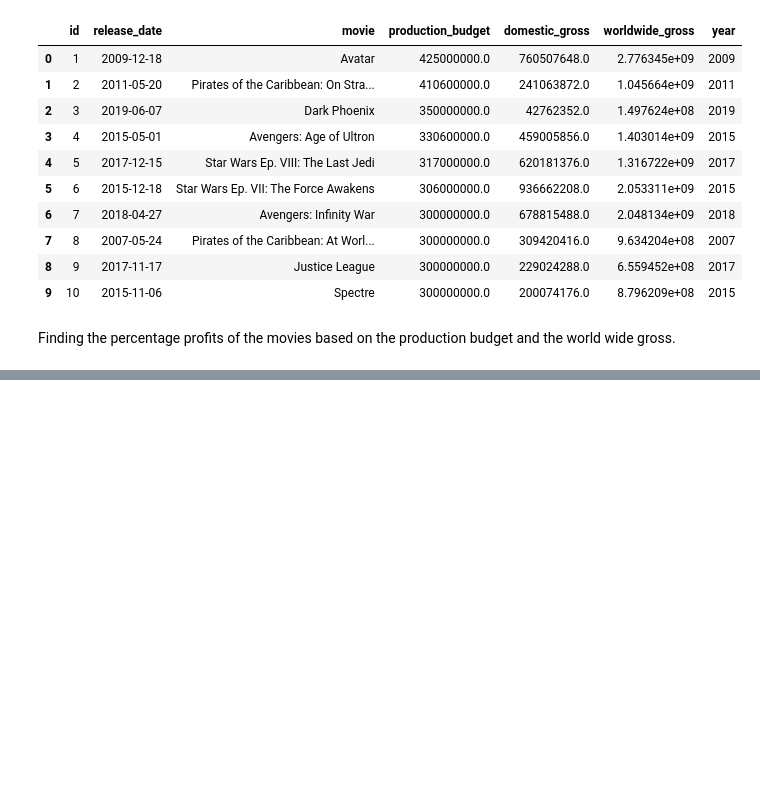
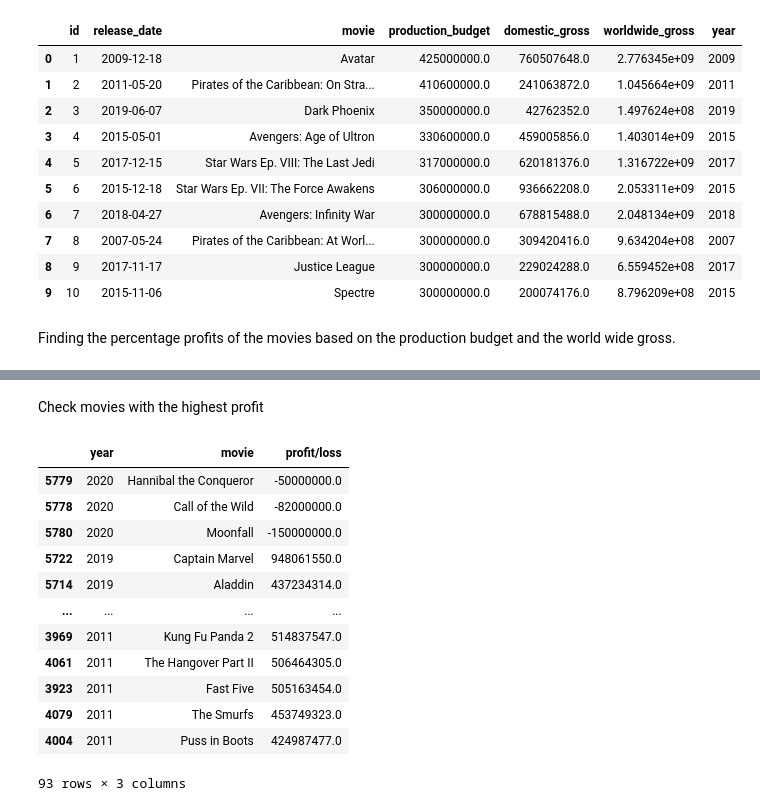
Before and after one commit to SirIan71/Movie-Data-Analysis, a Jupyter notebook: student.ipynb, the cells around one changed output, grey strips where cells are left out. Drawn from its saved outputs; the diff is of its cells as text; code cells hidden in the pictures; blank space fills up the shorter version.

```diff
--- a/student.ipynb
+++ b/student.ipynb
@@ -121,3 +125,33 @@ movie_budget.head()
 | 2 | 3 | 2019-06-07 | Dark Phoenix | 350000000.0 | 42762352.0 | 1.497624e+08 | 2019 | ... |
 | 3 | 4 | 2015-05-01 | Avengers: Age of Ultron | 330600000.0 | 459005856.0 | 1.403014e+09 | 2015 | ... |
 | 4 | 5 | 2017-12-15 | Star Wars Ep. VIII: The Last Jedi | 317000000.0 | 620181376.0 | 1.316722e+09 | 2017 | ... |
+# %% [markdown]
+Check movies with the highest profit
+# %%
+# Group by 'year' and 'movie', summing the profits for each group
+profit_by_year_movie = movie_budget.groupby(['year', 'movie'])['profit/loss'].sum().reset_index()
+
+# Sort the DataFrame by profit in descending order for each year
+sorted_profit_by_year_movie = profit_by_year_movie.sort_values(by=['year', 'profit/loss'], ascending=[False, False])
+
+# Display the top 10 highest profit movies for each year
+top_10_profit_by_year_movie = sorted_profit_by_year_movie.groupby('year').head(10)
+#top_10_profit_by_year_movie
+
+# Filter the data to include years from 2011 to the present
+filtered_data = top_10_profit_by_year_movie[top_10_profit_by_year_movie['year'] >= '2011']
+filtered_data
+# %% [output]
+|  | year | movie | profit/loss |
+| 5779 | 2020 | Hannibal the Conqueror | -50000000.0 |
+| 5778 | 2020 | Call of the Wild | -82000000.0 |
+| 5780 | 2020 | Moonfall | -150000000.0 |
+| 5722 | 2019 | Captain Marvel | 948061550.0 |
+| 5714 | 2019 | Aladdin | 437234314.0 |
+| ... | ... | ... | ... |
+| 3969 | 2011 | Kung Fu Panda 2 | 514837547.0 |
+| 4061 | 2011 | The Hangover Part II | 506464305.0 |
+| 3923 | 2011 | Fast Five | 505163454.0 |
+| 4079 | 2011 | The Smurfs | 453749323.0 |
+| 4004 | 2011 | Puss in Boots | 424987477.0 |
+93 rows × 3 columns
```
Also changed, not shown: parts of 4 cells of this notebook.
